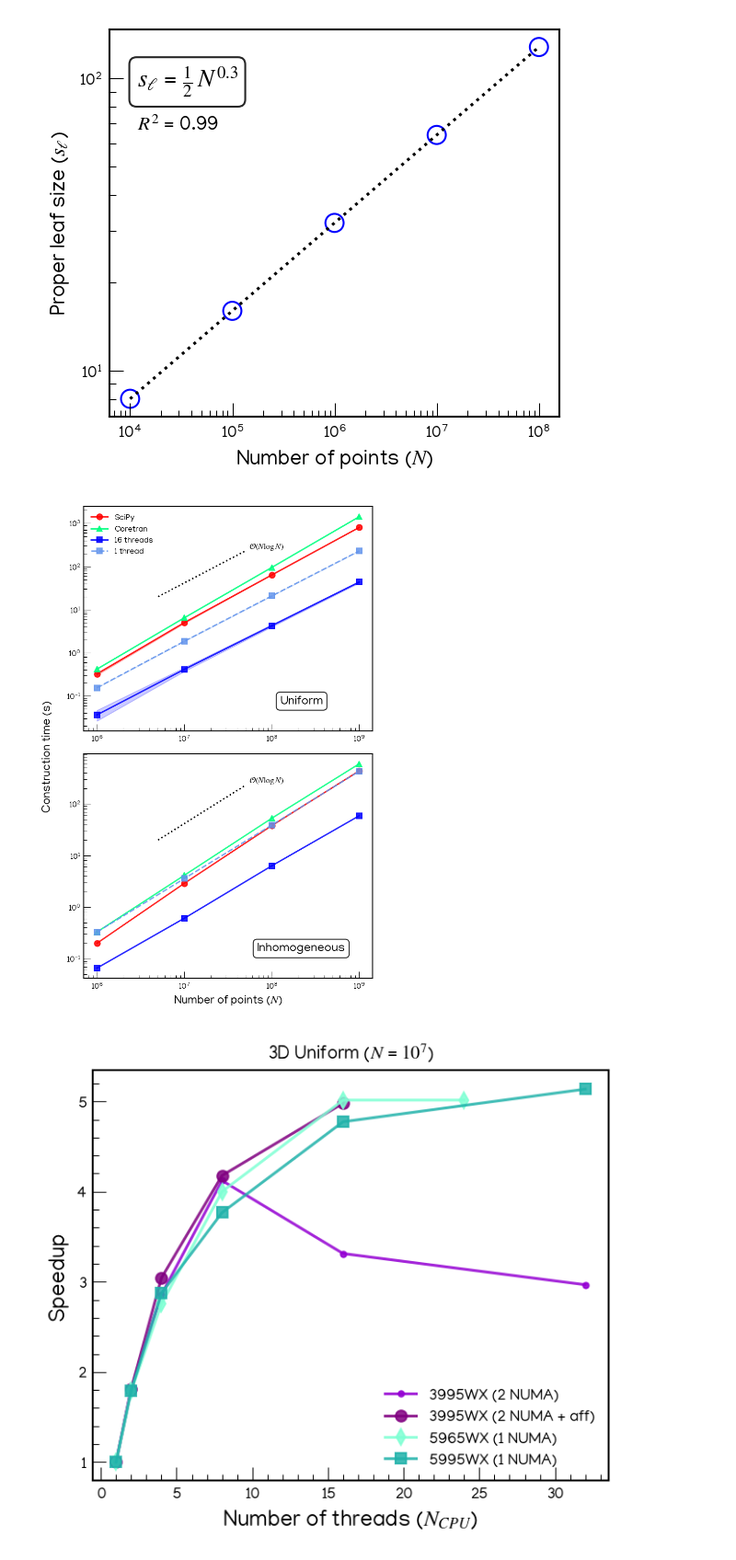
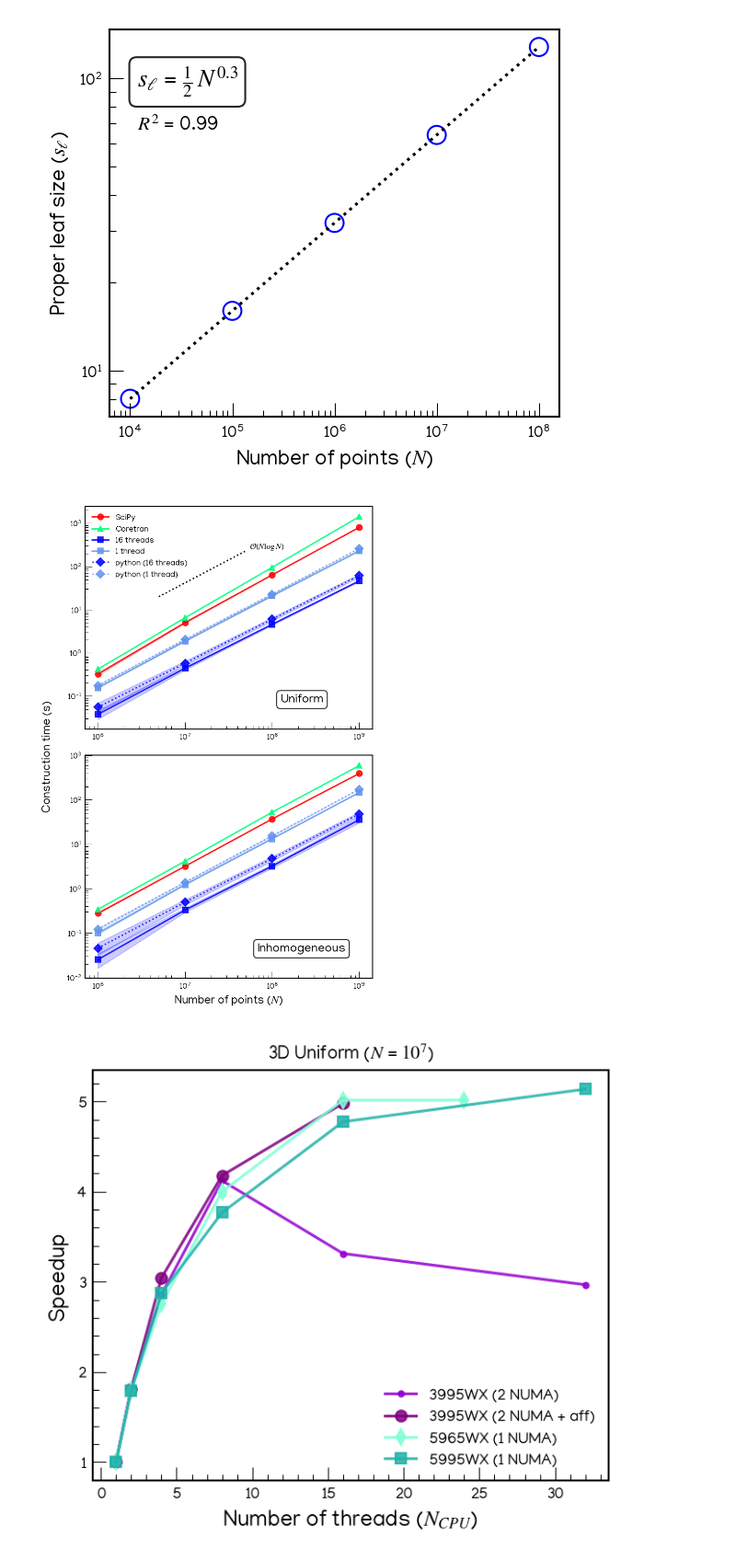
Before and after one commit to oscarmonllor99/cosmokdtree, a Jupyter notebook: benchmark/benchmark.ipynb, the cells around one changed output. Shown at 92% size. Saved outputs shown, nothing was run; the diff lists cells and outputs as text; code cells hidden in the pictures.

```diff
--- a/benchmark/benchmark.ipynb
+++ b/benchmark/benchmark.ipynb
@@ -332,21 +332,42 @@ data_scipy = np.loadtxt('scipy_build_times.txt', skiprows=1)
 data_gcc_serial = np.loadtxt('cosmokdtree_build_times.txt', skiprows=1)
 data_gcc_parallel = np.loadtxt('cosmokdtree_16_build_times.txt', skiprows=1)
 data_coretran = np.loadtxt('coretran_build_times.txt', skiprows=1)
+data_pybindings_serial = np.loadtxt('pybindings_build_times.txt', skiprows=1)
+data_pybindings_parallel = np.loadtxt('pybindings_16_build_times.txt', skiprows=1)
 
 Npoints = np.array([1e6,1e7,1e8,1e9])
 uni_time_scipy_serial = data_scipy[:,1]
 uni_time_gcc_serial = data_gcc_serial[:,1]
 uni_time_gcc_parallel = data_gcc_parallel[:,1]
+uni_time_coretran_serial = data_coretran[:,1]
+uni_time_pybindings_parallel = data_pybindings_parallel[:,1]
+uni_time_pybindings_serial = data_pybindings_serial[:,1]
 uni_std_scipy_serial = data_scipy[:,2]
 uni_std_gcc_serial = data_gcc_serial[:,2]
 uni_std_gcc_parallel = data_gcc_parallel[:,2]
-uni_time_coretran_serial = data_coretran[:,1]
 uni_std_coretran_serial = data_coretran[:,2]
+uni_std_pybindings_parallel = data_pybindings_parallel[:,2]
+uni_std_pybindings_parallel = data_pybindings_parallel[:,2]
 
-ino_time_scipy_serial = np.array([   0.20, 2.9,  38.,   438.])
-ino_time_gcc_serial = np.array([     0.33, 3.59,  39., 429., ])
-ino_time_gcc_parallel = np.array([   0.066, 0.61,  6.33,  59.,])
-ino_time_coretran_serial = np.array([0.33, 4.15, 52.8, 599.])
+data_scipy_inhomo = np.loadtxt('inhomo_scipy_build_times.txt', skiprows=1)
+data_gcc_inhomo_serial = np.loadtxt('inhomo_cosmokdtree_build_times.txt', skiprows=1)
+data_gcc_inhomo_parallel = np.loadtxt('inhomo_cosmokdtree_16_build_times.txt', skiprows=1)
+data_coretran_inhomo = np.loadtxt('inhomo_coretran_build_times.txt', skiprows=1)
+data_pybindings_paralle_inhomo = np.loadtxt('inhomo_pybindings_16_build_times.txt', skiprows=1)
+data_pybindings_serial_inhomo = np.loadtxt('inhomo_pybindings_build_times.txt', skiprows=1)
+
+inhomo_time_scipy_serial = data_scipy_inhomo[:,1]
+inhomo_time_gcc_serial = data_gcc_inhomo_serial[:,1]
+inhomo_time_gcc_parallel = data_gcc_inhomo_parallel[:,1]
+inhomo_time_coretran_serial = data_coretran_inhomo[:,1]
+inhomo_time_pybindings_parallel = data_pybindings_paralle_inhomo[:,1]
+inhomo_time_pybindings_serial = data_pybindings_serial_inhomo[:,1]
+inhomo_std_scipy_serial = data_scipy_inhomo[:,2]
+inhomo_std_gcc_serial = data_gcc_inhomo_serial[:,2]
+inhomo_std_gcc_parallel = data_gcc_inhomo_parallel[:,2]
+inhomo_std_coretran_serial = data_coretran_inhomo[:,2]
+inhomo_std_pybindings_parallel = data_pybindings_paralle_inhomo[:,2]
+inhomo_std_pybindings_parallel = data_pybindings_paralle_inhomo[:,2]
 
 # Reference O(N log N) scaling
 N_ref = np.array([5e6,5e7])
@@ -364,51 +385,61 @@ ax1.plot(Npoints, uni_time_coretran_serial, '-', label='Coretran', color=coretra
 ax1.fill_between(Npoints, uni_time_coretran_serial - nsigma*uni_std_coretran_serial, uni_time_coretran_serial + nsigma*uni_std_coretran_serial, color=coretran_color, alpha=0.2)
 ax1.plot(Npoints, uni_time_gcc_parallel, '-', label='16 threads', color=gcc_color, linewidth=linewidth, alpha=alpha, marker=marker)
 ax1.fill_between(Npoints, uni_time_gcc_parallel - nsigma*uni_std_gcc_parallel, uni_time_gcc_parallel + nsigma*uni_std_gcc_parallel, color=gcc_color, alpha=0.2)
-ax1.plot(Npoints, uni_time_gcc_serial, '-', label='1 thread', color=light_gcc_color, linewidth=linewidth, alpha=alpha, linestyle='dashed', marker=marker)
+ax1.plot(Npoints, uni_time_gcc_serial, '-', label='1 thread', color=light_gcc_color, linewidth=linewidth, alpha=alpha, marker=marker)
 ax1.fill_between(Npoints, uni_time_gcc_serial - nsigma*uni_std_gcc_serial, uni_time_gcc_serial + nsigma*uni_std_gcc_serial, color=light_gcc_color, alpha=0.2)
+ax1.plot(Npoints, uni_time_pybindings_parallel, '-', label='python (16 threads)', color=gcc_color, linewidth=linewidth, alpha=alpha, marker='D', linestyle='dotted')
+ax1.fill_between(Npoints, uni_time_pybindings_parallel - nsigma*data_pybindings_parallel[:,2], uni_time_pybindings_parallel + nsigma*data_pybindings_parallel[:,2], color=gcc_color, alpha=0.2)
+ax1.plot(Npoints, uni_time_pybindings_serial, '-', label='python (1 thread)', color=light_gcc_color, linewidth=linewidth, alpha=alpha, linestyle='dotted', marker='D')
+ax1.fill_between(Npoints, uni_time_pybindings_serial - nsigma*data_pybindings_serial[:,2], uni_time_pybindings_serial + nsigma*data_pybindings_serial[:,2], color=light_gcc_color, alpha=0.2)
+ax1.text(1.1*N_ref[-1], 1.1*scaling_ref[-1], '$\mathcal{O}(N \log N)$', fontsize=fontsize, color='black')
 ax1.plot(N_ref, scaling_ref, color='black', linestyle='dotted')
-ax1.text(1.1*N_ref[-1], 1.1*scaling_ref[-1], '$\mathcal{O}(N \log N)$', fontsize=fontsize, color='black')
 ax1.legend(loc='upper left', fontsize=fontsize, frameon=False)
 ax1.set_yscale('log')
 ax1.set_xscale('log')
 
 ax2 = ax[1]
-ax2.plot(Npoints, ino_time_scipy_serial, '-', label='SciPy', color=scipy_color, linewidth=linewidth, alpha=alpha, marker=marker_scipy)
-ax2.plot(Npoints, ino_time_coretran_serial, '-', label='Coretran', color=coretran_color, linewidth=linewidth, alpha=alpha, marker=marker_coretran)
-ax2.plot(Npoints, ino_time_gcc_parallel, '-', label='16 threads', color=gcc_color, linewidth=linewidth, alpha=alpha, marker=marker)
-ax2.plot(Npoints, ino_time_gcc_serial, '-', label='1 thread', color=light_gcc_color, linewidth=linewidth, alpha=alpha, linestyle='dashed', marker=marker)
-ax2.plot(N_ref, scaling_ref, color='black', linestyle='dotted')
-ax2.text(1.1*N_ref[-1], 1.1*scaling_ref[-1], '$\mathcal{O}(N \log N)$', fontsize=fontsize, color='black')
+ax2.plot(Npoints, inhomo_time_scipy_serial, '-', label='SciPy', color=scipy_color, linewidth=linewidth, alpha=alpha, marker=marker_scipy)
+ax2.fill_between(Npoints, inhomo_time_scipy_serial - nsigma*inhomo_std_scipy_serial, inhomo_time_scipy_serial + nsigma*inhomo_std_scipy_serial, color=scipy_color, alpha=0.2)
+ax2.plot(Npoints, inhomo_time_coretran_serial, '-', label='Coretran', color=coretran_color, linewidth=linewidth, alpha=alpha, marker=marker_coretran)
+ax2.fill_between(Npoints, inhomo_time_coretran_serial - nsigma*inhomo_std_coretran_serial, inhomo_time_coretran_serial + nsigma*inhomo_std_coretran_serial, color=coretran_color, alpha=0.2)
+ax2.plot(Npoints, inhomo_time_gcc_parallel, '-', label='16 threads', color=gcc_color, linewidth=linewidth, alpha=alpha, marker=marker)
+ax2.fill_between(Npoints, inhomo_time_gcc_parallel - nsigma*inhomo_std_gcc_parallel, inhomo_time_gcc_parallel + nsigma*inhomo_std_gcc_parallel, color=gcc_color, alpha=0.2)
+ax2.plot(Npoints, inhomo_time_gcc_serial, '-', label='1 thread', color=light_gcc_color, linewidth=linewidth, alpha=alpha, marker=marker)
+ax2.fill_between(Npoints, inhomo_time_gcc_serial - nsigma*inhomo_std_gcc_serial, inhomo_time_gcc_serial + nsigma*inhomo_std_gcc_serial, color=light_gcc_color, alpha=0.2)
+ax2.plot(Npoints, inhomo_time_pybindings_parallel, '-', label='python (16 threads)', color=gcc_color, linewidth=linewidth, alpha=alpha, marker='D', linestyle='dotted')
+ax2.fill_between(Npoints, inhomo_time_pybindings_parallel - nsigma*data_pybindings_parallel[:,2], inhomo_time_pybindings_parallel + nsigma*data_pybindings_parallel[:,2], color=gcc_color, alpha=0.2)
+ax2.plot(Npoints, inhomo_time_pybindings_serial, '-', label='python (1 thread)', color=light_gcc_color, linewidth=linewidth, alpha=alpha, linestyle='dotted', marker='D')
+ax2.fill_between(Npoints, inhomo_time_pybindings_serial - nsigma*data_pybindings_serial[:,2], inhomo_time_pybindings_serial + nsigma*data_pybindings_serial[:,2], color=light_gcc_color, alpha=0.2)
 ax2.set_yscale('log')
 ax2.set_xscale('log')
 
 #lower right corner specifying inhomogeneous and uniform
 ax1.text(0.68, 0.12, 'Uniform', fontsize=1.5*fontsize, color='black', transform=ax1.transAxes,
          bbox=dict(boxstyle='round,pad=0.3', facecolor='white', edgecolor='black', alpha=alpha))
 ax2.text(0.6, 0.12, 'Inhomogeneous', fontsize=1.5*fontsize, color='black', transform=ax2.transAxes,
          bbox=dict(boxstyle='round,pad=0.3', facecolor='white', edgecolor='black', alpha=alpha))
 
 #supxlabel and supylabel
 fig.supylabel('Construction time (s)', fontsize = 12)
 ax2.set_xlabel('Number of points ($N$)', fontsize = 12)
 
 #set tihcker axis lines and grid
 for axis in ax:
     axis.spines['top'].set_linewidth(spines_width)
     axis.spines['right'].set_linewidth(spines_width)
     axis.spines['bottom'].set_linewidth(spines_width)
     axis.spines['left'].set_linewidth(spines_width)
 
 #Ticks direction in, longer
 ax[0].tick_params(axis='both', which='major', length=majTickLength, width=0.5*spines_width, direction='in', labelsize=fontsize)
 ax[0].tick_params(axis='both', which='minor', length=minTickLength, width=0.5*spines_width, direction='in')
 ax[1].tick_params(axis='both', which='major', length=majTickLength, width=0.5*spines_width, direction='in', labelsize=fontsize)
 ax[1].tick_params(axis='both', which='minor', length=minTickLength, width=0.5*spines_width, direction='in')
 
 fig.tight_layout()
 plt.savefig('construction.pdf')
 # %% [output]
-[figure, old version]
+[figure, new version]
 # %%
 # CONSTRUCTION
 # PARALLEL SCALING
```
Also changed, not shown: parts of 5 cells of this notebook, 22 other files.
